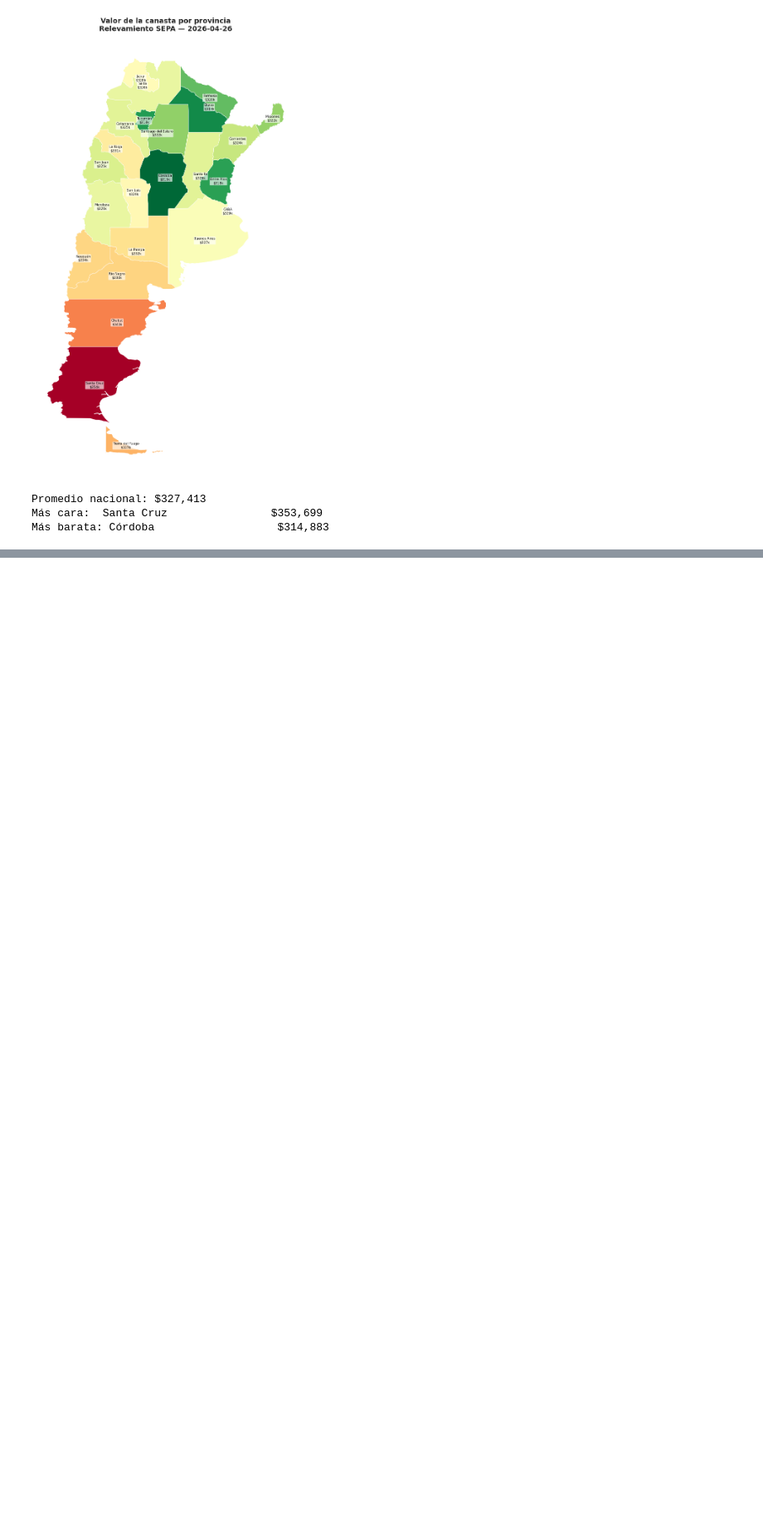
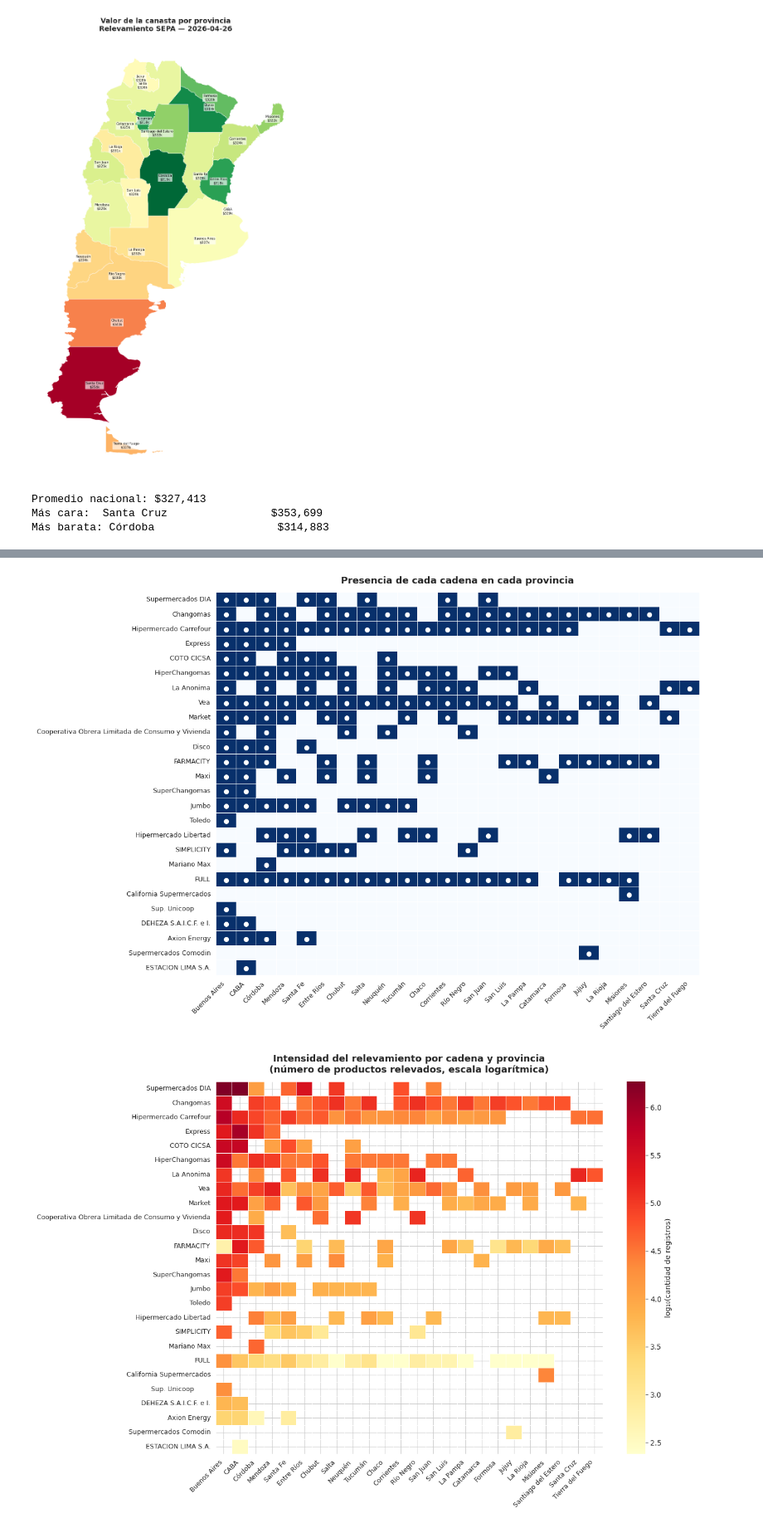
Before and after one commit to santiagoriverti/analisis_canasta_SEPA, a Jupyter notebook: scripts/resultados_canasta_sepa.ipynb, the cells around one changed output, grey strips where cells are left out. Shown at 83% size. Saved outputs shown, nothing was run; the diff lists cells and outputs as text; code cells hidden in the pictures; blank space fills up the shorter version.

```diff
--- a/scripts/resultados_canasta_sepa.ipynb
+++ b/scripts/resultados_canasta_sepa.ipynb
@@ -413,0 +487,68 @@ Más barata: Córdoba                   $314,883
+# %%
+# ============================================================
+# CELDA — Matriz cadena × provincia (heatmap)
+# ============================================================
+import seaborn as sns
+
+# Preparar la matriz: cadena como índice, provincias como columnas
+df_m = matriz_cad_prov.copy()
+if 'cadena' in df_m.columns:
+    df_m = df_m.set_index('cadena')
+
+# Ordenar filas por cantidad total de registros (cadenas más activas arriba)
+df_m['_total'] = df_m.sum(axis=1)
+df_m = df_m.sort_values('_total', ascending=False).drop(columns='_total')
+
+# Ordenar columnas por cantidad de cadenas que reportan en cada provincia
+orden_provincias = (df_m > 0).sum(axis=0).sort_values(ascending=False).index
+df_m = df_m[orden_provincias]
+
+# --- Versión 1: matriz binaria (presencia / ausencia) ---
+fig, ax = plt.subplots(figsize=(13, 9))
+binaria = (df_m > 0).astype(int)
+
+sns.heatmap(binaria, cmap='Blues', cbar=False,
+            linewidths=0.5, linecolor='white',
+            xticklabels=True, yticklabels=True, ax=ax)
+
+# Anotaciones: ✓ donde hay presencia
+for i in range(binaria.shape[0]):
+    for j in range(binaria.shape[1]):
+        if binaria.iat[i, j]:
+            ax.text(j+0.5, i+0.5, '●', ha='center', va='center',
+                    color='white', fontsize=9)
+
+ax.set_title('Presencia de cada cadena en cada provincia',
+             fontsize=13, fontweight='bold', pad=12)
+ax.set_xlabel('')
+ax.set_ylabel('')
+plt.xticks(rotation=45, ha='right', fontsize=9)
+plt.yticks(rotation=0, fontsize=9)
+plt.tight_layout()
+plt.savefig('/content/matriz_presencia.png', dpi=150, bbox_inches='tight')
+plt.show()
+
+# --- Versión 2: heatmap de intensidad (cantidad de registros) ---
+fig, ax = plt.subplots(figsize=(13, 9))
+
+# Escala log para que se vean también las cadenas chicas (sin distorsionar)
+import numpy as np
+data_log = np.log10(df_m.replace(0, np.nan))
+
+sns.heatmap(data_log, cmap='YlOrRd',
+            linewidths=0.5, linecolor='white',
+            cbar_kws={'label': 'log₁₀(cantidad de registros)'},
+            xticklabels=True, yticklabels=True, ax=ax)
+
+ax.set_title('Intensidad del relevamiento por cadena y provincia\n(número de productos relevados, escala logarítmica)',
+             fontsize=13, fontweight='bold', pad=12)
+ax.set_xlabel('')
+ax.set_ylabel('')
+plt.xticks(rotation=45, ha='right', fontsize=9)
+plt.yticks(rotation=0, fontsize=9)
+plt.tight_layout()
+plt.savefig('/content/matriz_intensidad.png', dpi=150, bbox_inches='tight')
+plt.show()
+# %% [output]
+[figure, added]
+[figure, added]
```
Also changed, not shown: parts of 2 cells of this notebook.
